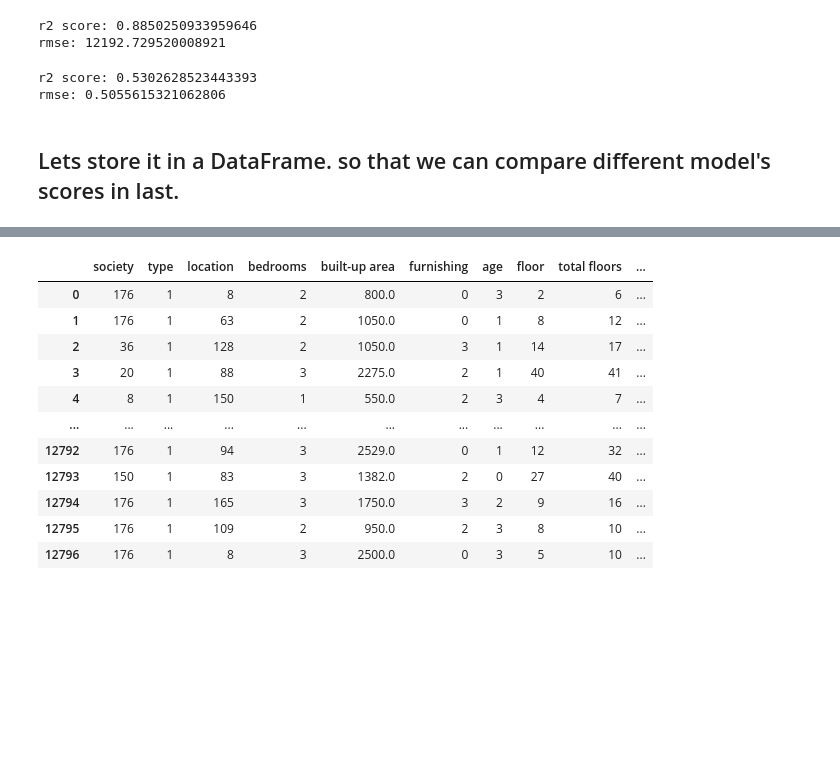
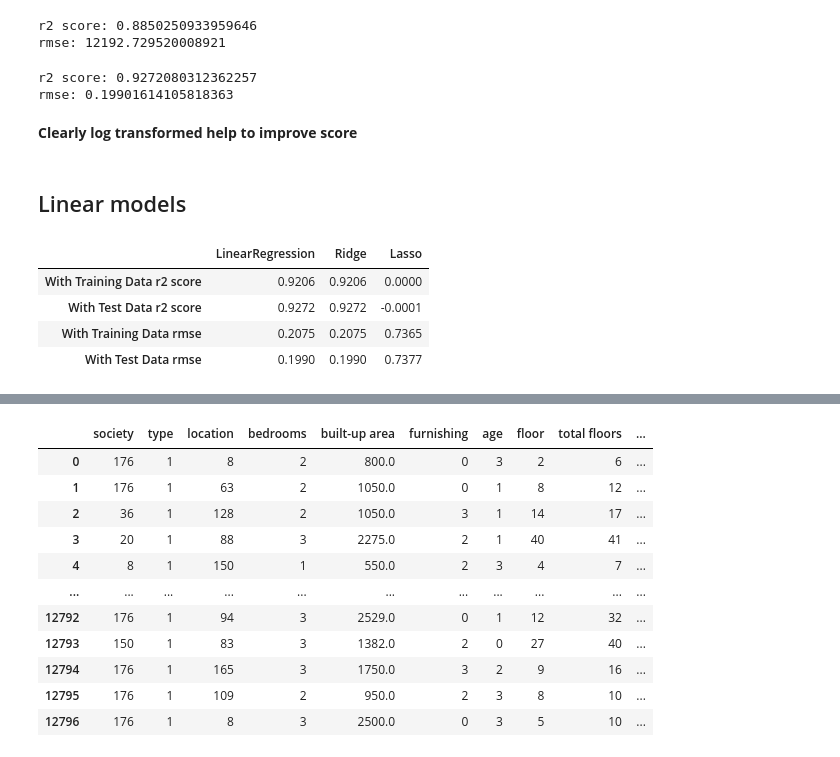
Before and after one commit to G0rav/House_Rent_Predictor, a Jupyter notebook: Modeling.ipynb, the cells around one changed output, grey strips where cells are left out. Drawn from its saved outputs; the diff is of its cells as text; code cells hidden in the pictures; blank space fills up the shorter version.

```diff
--- a/Modeling.ipynb
+++ b/Modeling.ipynb
@@ -120,5 +86,0 @@ x_test = scaler.transform(X_test)
-# %%
-logscaler = StandardScaler()
-logscaler.fit(logx_train)
-logx_train = logscaler.transform(logx_train)
-logx_test = logscaler.transform(logx_test)
@@ -127,21 +87,17 @@ logx_test = logscaler.transform(logx_test)
+# %%
+linear = Pipeline([('scaler', StandardScaler()),
+                   ('model', LinearRegression())])
 # %%
-from sklearn.linear_model import LinearRegression, Ridge, Lasso
-from sklearn.metrics import r2_score, mean_squared_error
-
-linear_model = LinearRegression()
-linear_model.fit(x_train,y_train)
-print('r2 score:',r2_score(y_test, linear_model.predict(x_test)))
-print('rmse:',mean_squared_error(y_test, linear_model.predict(x_test))**.5)
+linear.fit(X_train, y_train)
+print('r2 score:',r2_score(y_test, linear.predict(X_test)))
+print('rmse:',mean_squared_error(y_test, linear.predict(X_test))**.5)
 # %% [output]
 r2 score: 0.8850250933959646
 rmse: 12192.729520008921
 # %%
-linear_model = LinearRegression()
-linear_model.fit(logx_train,logy_train)
-print('r2 score:',r2_score(logy_test, linear_model.predict(logx_test)))
-print('rmse:',mean_squared_error(logy_test, linear_model.predict(logx_test))**.5)
+linear.fit(logx_train,logy_train)
+print('r2 score:',r2_score(logy_test, linear.predict(logx_test)))
+print('rmse:',mean_squared_error(logy_test, linear.predict(logx_test))**.5)
 # %% [output]
-r2 score: 0.5302628523443393
-rmse: 0.5055615321062806
+r2 score: 0.9272080312362257
+rmse: 0.19901614105818363
-# %% [markdown]
-## Lets store it in a DataFrame. so that we can compare different model's scores in last.
@@ -152,0 +104,30 @@ Final_Scores['Linear Regression %'] = [r2_score(logy_train, linear_model.predict
+# %% [markdown]
+**Clearly log transformed help to improve score**
+# %% [markdown]
+## Linear models
+# %%
+Final_Scores = pd.DataFrame( index = ['With Training Data r2 score','With Test Data r2 score',
+                                       'With Training Data rmse', 'With Test Data rmse'])
+
+models = [LinearRegression(), Ridge(), Lasso()]
+names = ['LinearRegression', 'Ridge', 'Lasso']
+
+for name,model in zip(names,models):
+
+  pipeline = Pipeline([('scaler', StandardScaler()),
+                    (name, model)])
+
+  pipeline.fit(logx_train,logy_train)
+
+  Final_Scores[name] = [round(r2_score(logy_train, pipeline.predict(logx_train)), 4),
+                         round(r2_score(logy_test, pipeline.predict(logx_test)), 4),
+                         round(mean_squared_error(logy_train, pipeline.predict(logx_train))**.5, 4),
+                         round(mean_squared_error(logy_test, pipeline.predict(logx_test))**.5, 4)]
+else:
+  display(Final_Scores)
+# %% [output]
+|  | LinearRegression | Ridge | Lasso |
+| With Training Data r2 score | 0.9206 | 0.9206 | 0.0000 |
+| With Test Data r2 score | 0.9272 | 0.9272 | -0.0001 |
+| With Training Data rmse | 0.2075 | 0.2075 | 0.7365 |
+| With Test Data rmse | 0.1990 | 0.1990 | 0.7377 |
```
Also changed, not shown: parts of 60 cells of this notebook.
